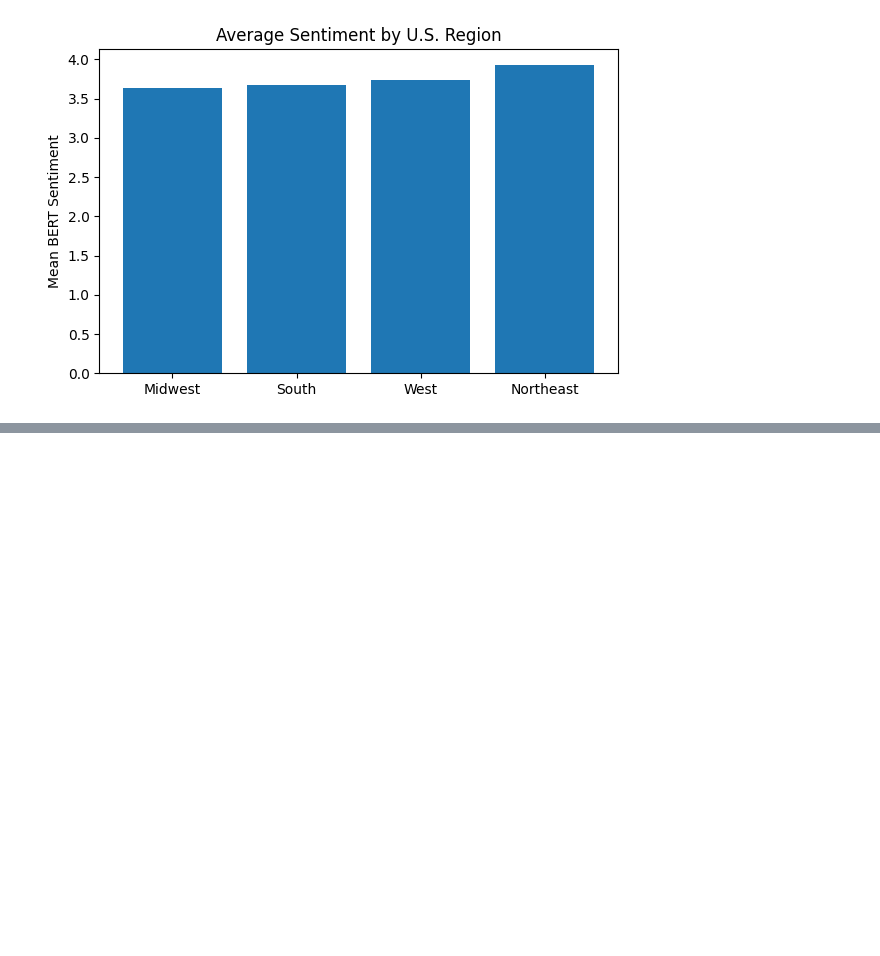
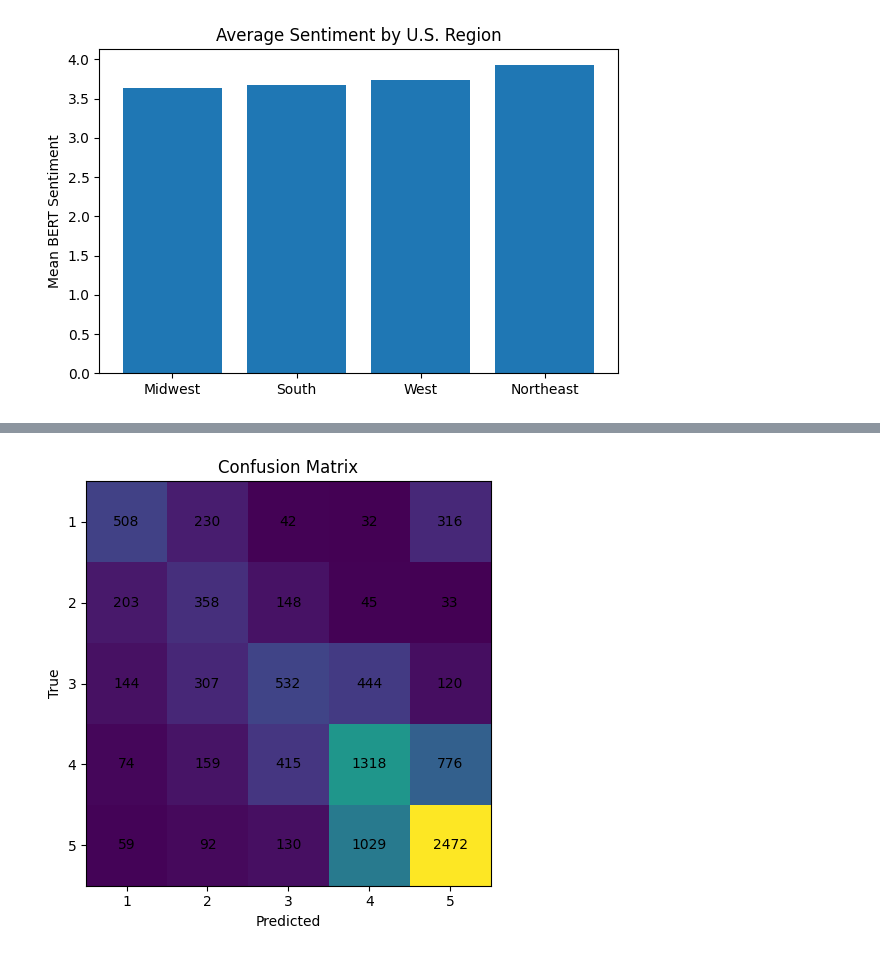
Before and after one commit to SoumayaTmane/Hotel_Sentiments, a Jupyter notebook: Data_Explortation/bert_model.ipynb, the cells around one changed output, grey strips where cells are left out. Saved outputs shown, nothing was run; the diff lists cells and outputs as text; code cells hidden in the pictures; blank space fills up the shorter version.

```diff
--- a/Data_Explortation/bert_model.ipynb
+++ b/Data_Explortation/bert_model.ipynb
@@ -234,0 +261,23 @@ plt.show()
+# %%
+from sklearn.metrics import confusion_matrix
+import numpy as np
+import matplotlib.pyplot as plt
+
+cm = confusion_matrix(df_sample['rating_int'], df_sample['bert_sentiment'], labels=[1,2,3,4,5])
+
+plt.figure(figsize=(6,5))
+plt.imshow(cm)
+plt.title("Confusion Matrix")
+plt.xlabel("Predicted")
+plt.ylabel("True")
+plt.xticks(range(5), [1,2,3,4,5])
+plt.yticks(range(5), [1,2,3,4,5])
+
+for i in range(5):
+    for j in range(5):
+        plt.text(j, i, cm[i,j], ha='center', va='center')
+
+plt.tight_layout()
+plt.show()
+# %% [output]
+[figure, added]
```
Also changed, not shown: parts of 4 cells of this notebook.
